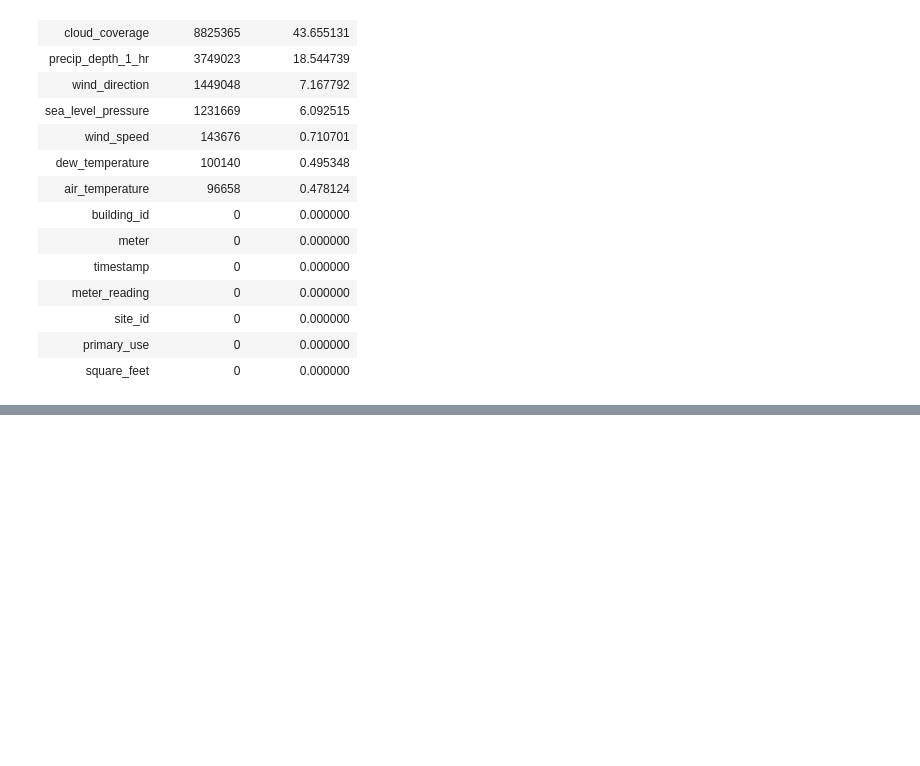
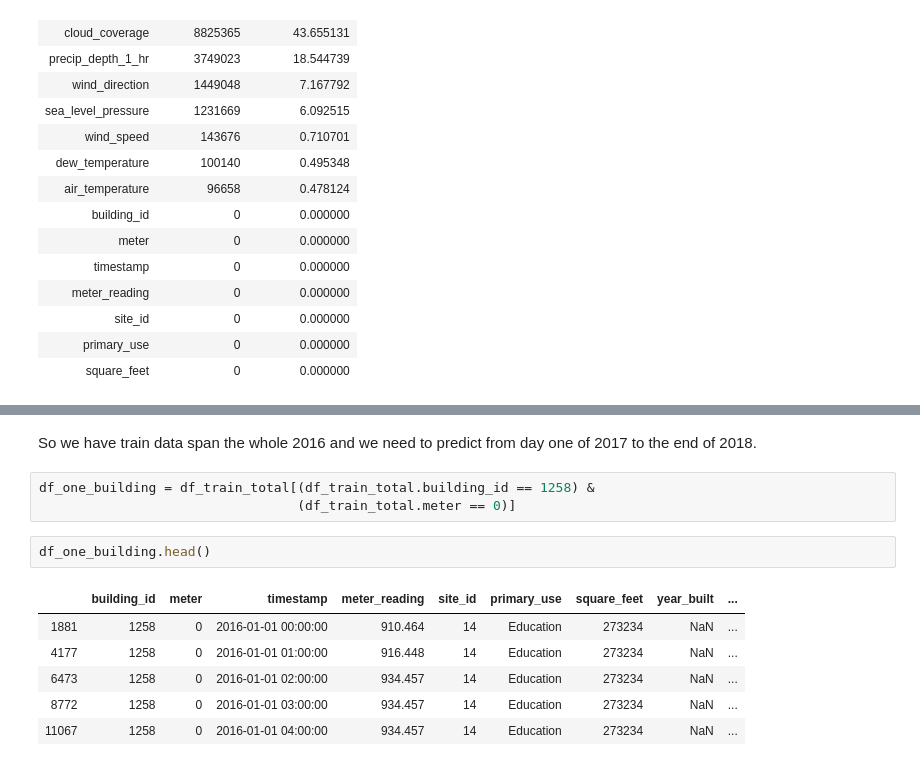
Before and after one commit to haataa/Great_Energy_Predictor, a Jupyter notebook: EDA.ipynb, the cells around one changed output, grey strips where cells are left out. Cells and saved outputs as stored; diff of their text form; blank space fills up the shorter version.

```diff
--- a/EDA.ipynb
+++ b/EDA.ipynb
@@ -296,0 +334,14 @@ df_colmissing
+# %% [markdown]
+So we have train data span the whole 2016 and we need to predict from day one of 2017 to the end of 2018.
+# %%
+df_one_building = df_train_total[(df_train_total.building_id == 1258) &
+                                 (df_train_total.meter == 0)]
+# %%
+df_one_building.head()
+# %% [output]
+|  | building_id | meter | timestamp | meter_reading | site_id | primary_use | square_feet | year_built | ... |
+| 1881 | 1258 | 0 | 2016-01-01 00:00:00 | 910.464 | 14 | Education | 273234 | NaN | ... |
+| 4177 | 1258 | 0 | 2016-01-01 01:00:00 | 916.448 | 14 | Education | 273234 | NaN | ... |
+| 6473 | 1258 | 0 | 2016-01-01 02:00:00 | 934.457 | 14 | Education | 273234 | NaN | ... |
+| 8772 | 1258 | 0 | 2016-01-01 03:00:00 | 934.457 | 14 | Education | 273234 | NaN | ... |
+| 11067 | 1258 | 0 | 2016-01-01 04:00:00 | 934.457 | 14 | Education | 273234 | NaN | ... |
```
Also changed, not shown: parts of 9 cells of this notebook.
